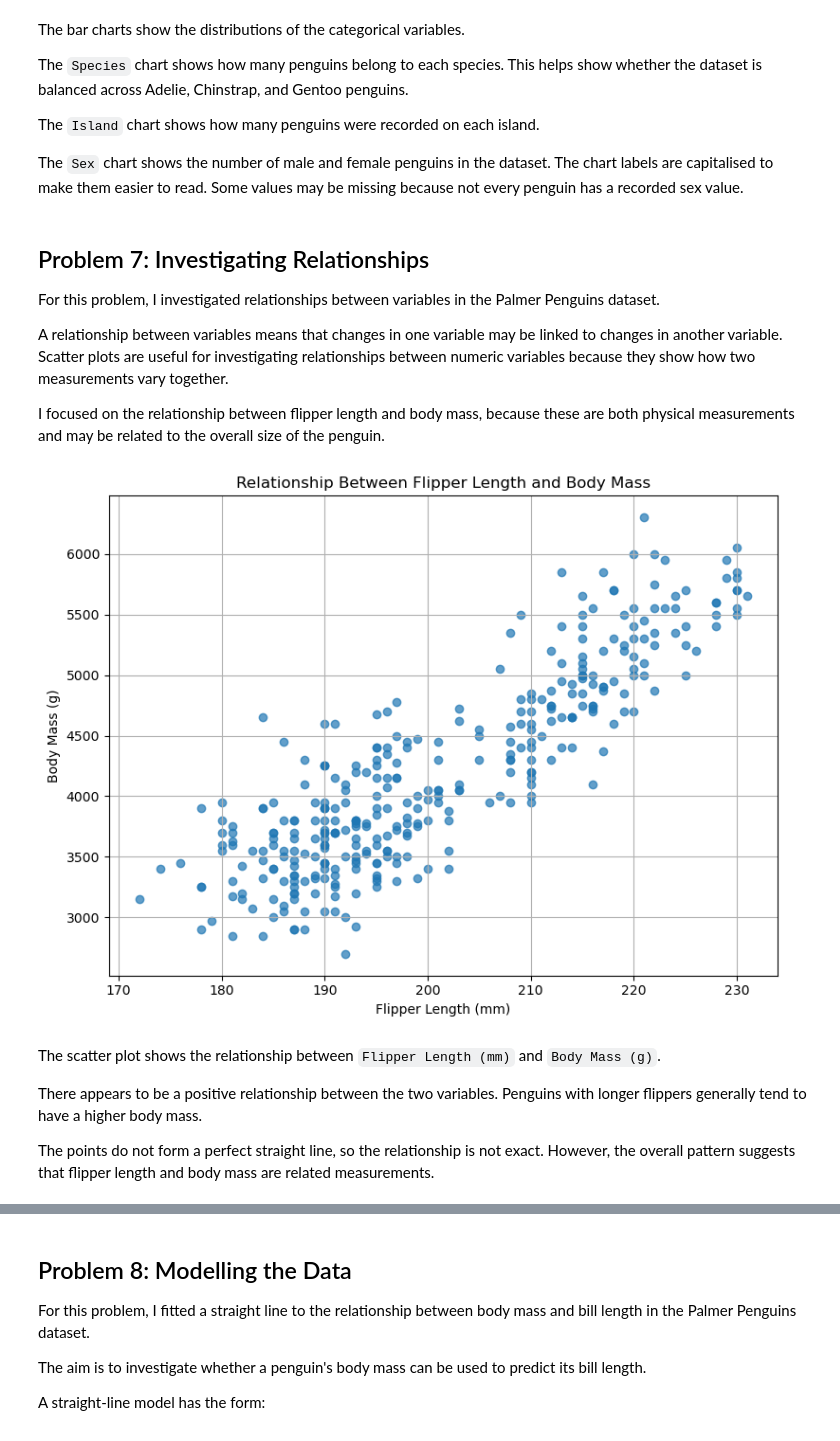
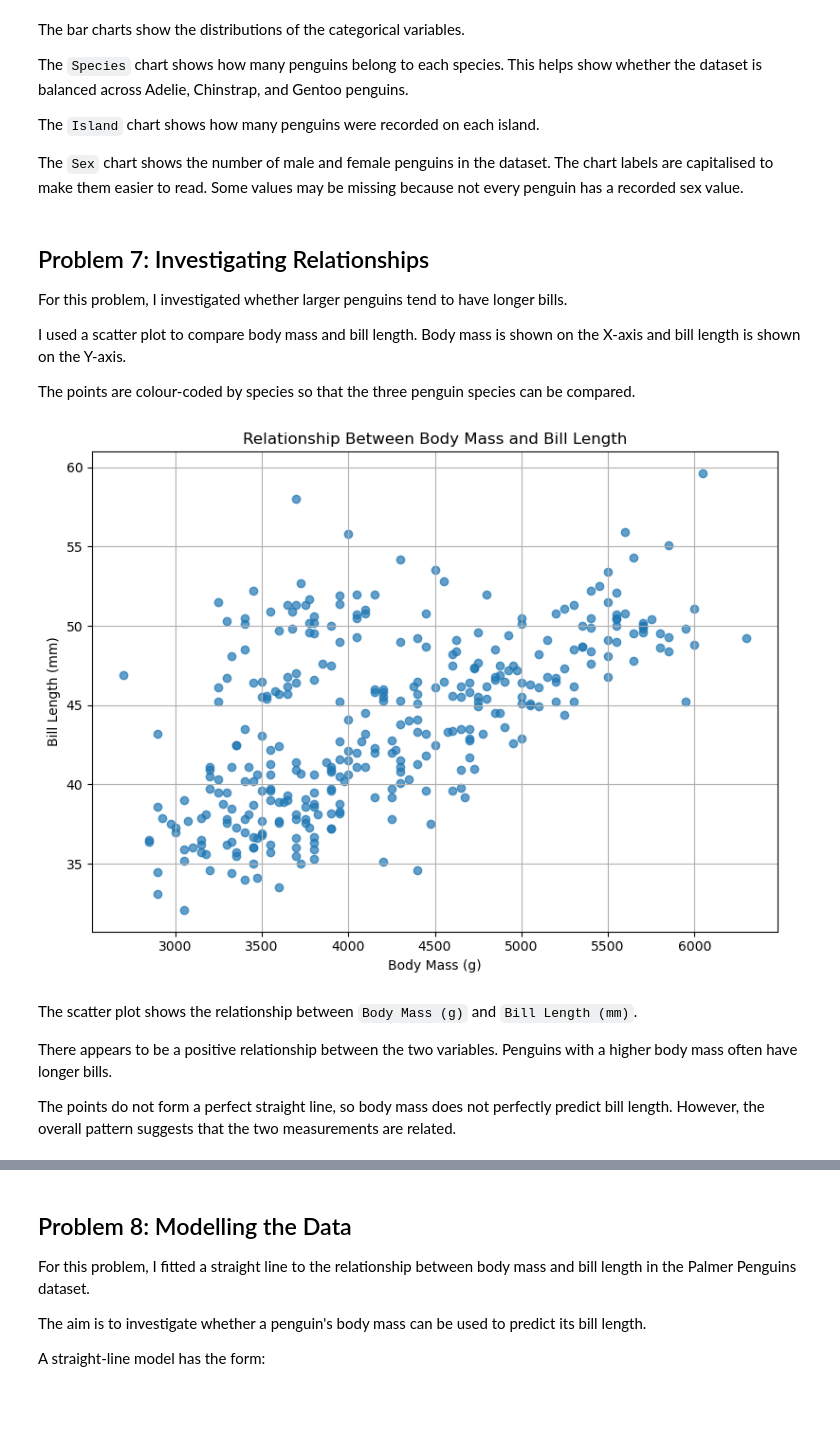
Before and after one commit to Martynas-Ramonas/principles-of-data-analytics-problems, a Jupyter notebook: problems.ipynb, the cells around one changed output, grey strips where cells are left out. Saved outputs shown, nothing was run; the diff lists cells and outputs as text; code cells hidden in the pictures; blank space fills up the shorter version.

```diff
--- a/problems.ipynb
+++ b/problems.ipynb
@@ -194,35 +194,34 @@ The `Sex` chart shows the number of male and female penguins in the dataset. The
 # %% [markdown]
 ## Problem 7: Investigating Relationships
 
-For this problem, I investigated relationships between variables in the Palmer Penguins dataset.
+For this problem, I investigated whether larger penguins tend to have longer bills.
 
-A relationship between variables means that changes in one variable may be linked to changes in another variable. Scatter plots are useful for investigating relationships between numeric variables because they show how two measurements vary together.
+I used a scatter plot to compare body mass and bill length. Body mass is shown on the X-axis and bill length is shown on the Y-axis.
 
-I focused on the relationship between flipper length and body mass, because these are both physical measurements and may be related to the overall size of the penguin.
+The points are colour-coded by species so that the three penguin species can be compared.
 # %%
-# Create a scatter plot to investigate the relationship between
-# flipper length and body mass.
+# Create a scatter plot to investigate whether larger penguins tend to have longer bills.
 
 plot.figure(figsize=(8, 6))
 
 plot.scatter(
-    penguins["flipper_length_mm"],
     penguins["body_mass_g"],
+    penguins["bill_length_mm"],
     alpha=0.7
 )
 
-plot.title("Relationship Between Flipper Length and Body Mass")
-plot.xlabel("Flipper Length (mm)")
-plot.ylabel("Body Mass (g)")
+plot.title("Relationship Between Body Mass and Bill Length")
+plot.xlabel("Body Mass (g)")
+plot.ylabel("Bill Length (mm)")
 plot.grid(True)
 plot.tight_layout()
 plot.show()
 # %% [output]
-[figure, old version]
+[figure, new version]
 # %% [markdown]
-The scatter plot shows the relationship between `Flipper Length (mm)` and `Body Mass (g)`.
+The scatter plot shows the relationship between `Body Mass (g)` and `Bill Length (mm)`.
 
-There appears to be a positive relationship between the two variables. Penguins with longer flippers generally tend to have a higher body mass.
+There appears to be a positive relationship between the two variables. Penguins with a higher body mass often have longer bills.
 
-The points do not form a perfect straight line, so the relationship is not exact. However, the overall pattern suggests that flipper length and body mass are related measurements.
+The points do not form a perfect straight line, so body mass does not perfectly predict bill length. However, the overall pattern suggests that the two measurements are related.
 # %%
```
Also changed, not shown: parts of 3 cells of this notebook.
